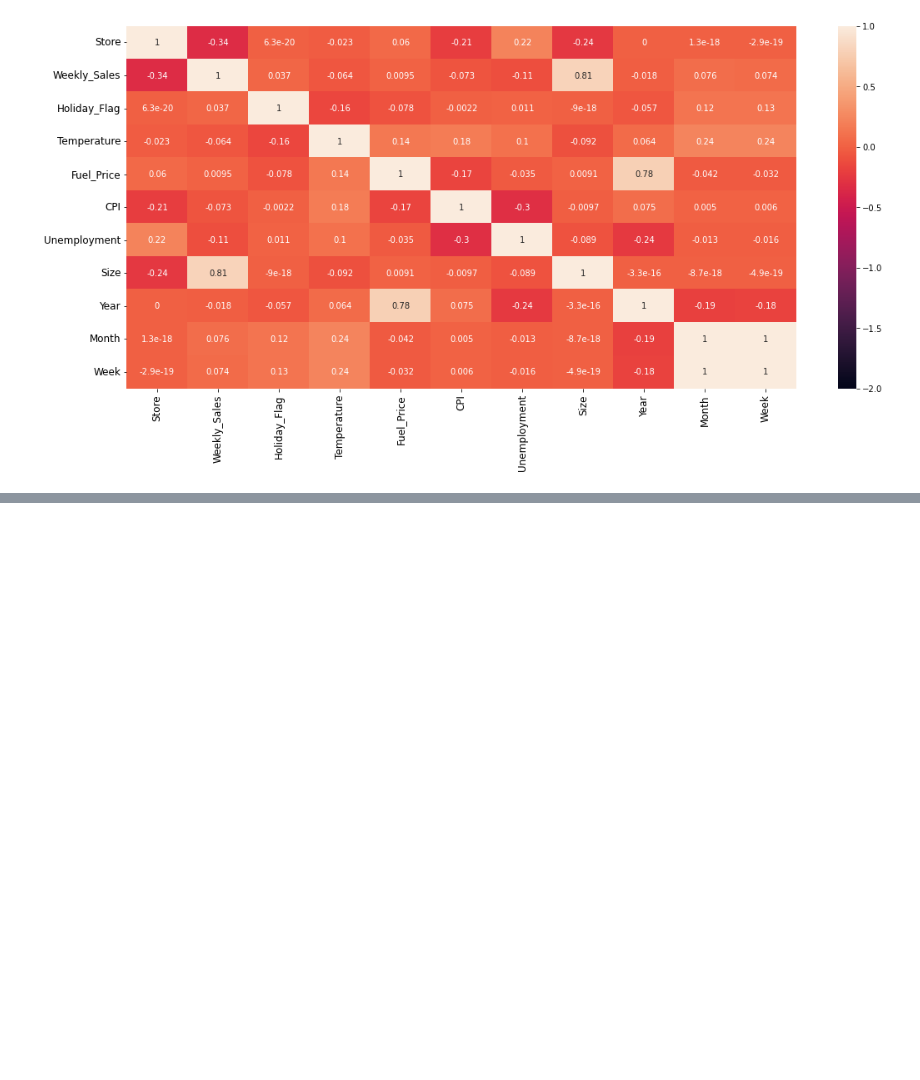
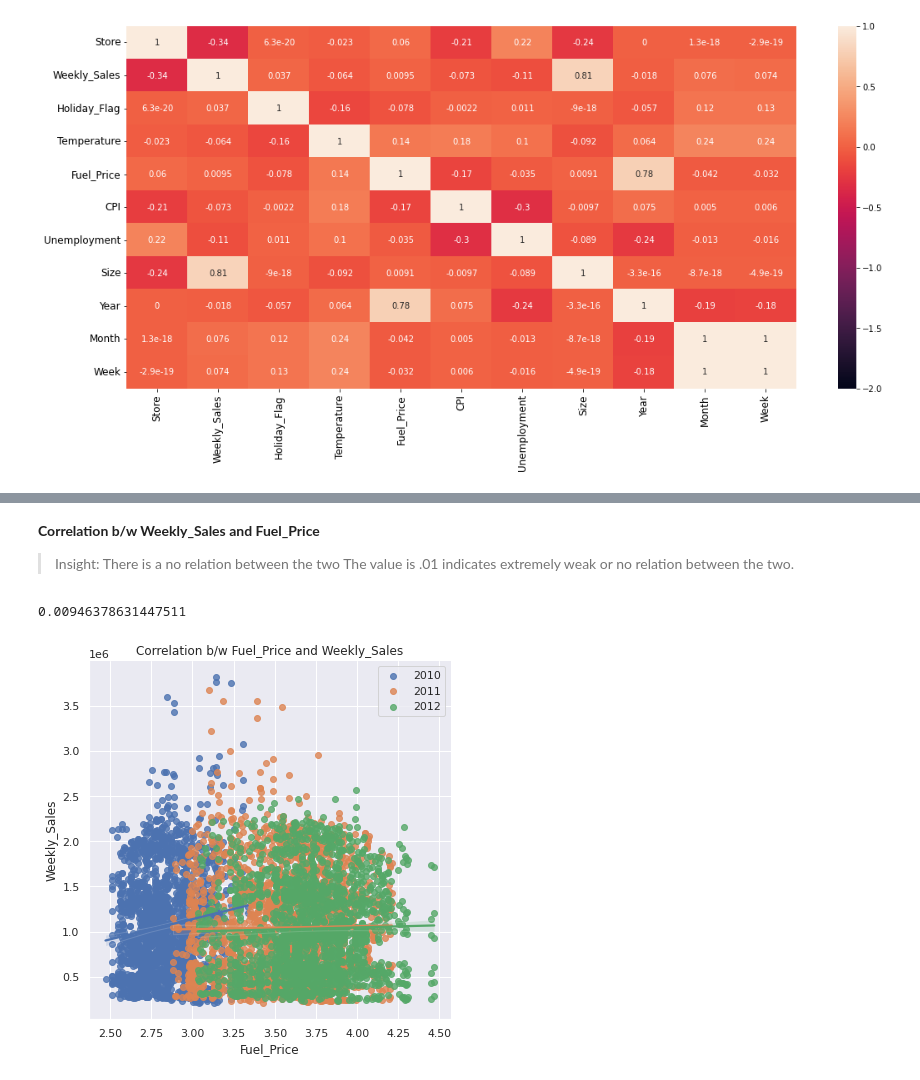
Before and after one commit to eshagr/Walmart_Store_Sales, a Jupyter notebook: Wal_Features_Stores.ipynb, the cells around one changed output, grey strips where cells are left out. Saved outputs shown, nothing was run; the diff lists cells and outputs as text; code cells hidden in the pictures; blank space fills up the shorter version.

```diff
--- a/Wal_Features_Stores.ipynb
+++ b/Wal_Features_Stores.ipynb
@@ -376,0 +407,18 @@ Summary- csdjhbcjcbhscb
+# %% [markdown]
+**Correlation b/w Weekly_Sales and Fuel_Price**
+> Insight:
+> There is a no relation between the two
+The value is .01 indicates extremely weak or no relation between the two.
+# %%
+corr_weeklysales_fuelp = data['Weekly_Sales'].corr(data['Fuel_Price'])
+corr_weeklysales_fuelp
+# %% [output]
+0.00946378631447511
+# %%
+g = sns.FacetGrid(data, hue='Year', size = 6)
+g = g.map(sns.regplot, "Fuel_Price", "Weekly_Sales")
+plt.title('Correlation b/w Fuel_Price and Weekly_Sales')
+plt.legend()
+plt.show()
+# %% [output]
+[figure, added]
```
Also changed, not shown: parts of 16 cells of this notebook.
